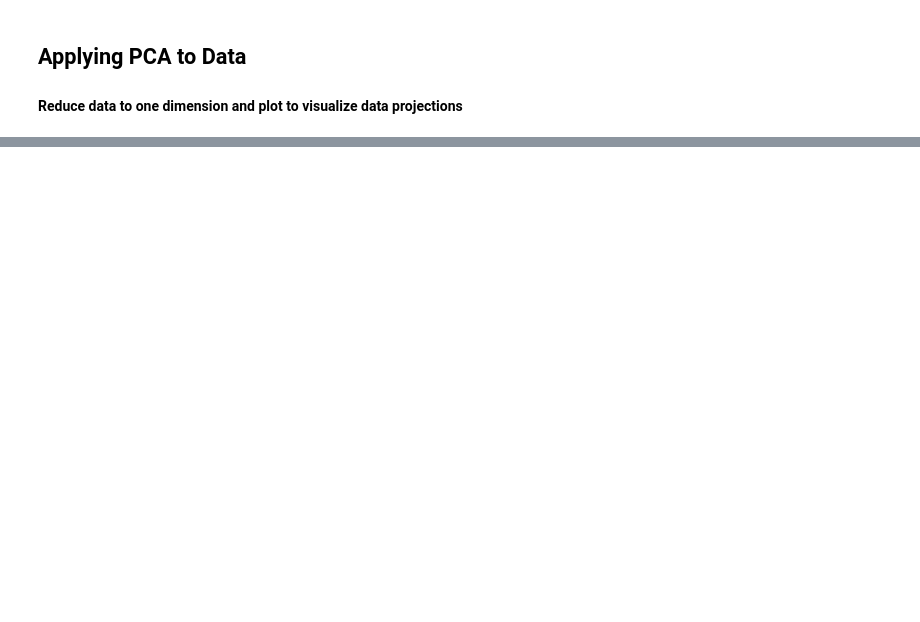
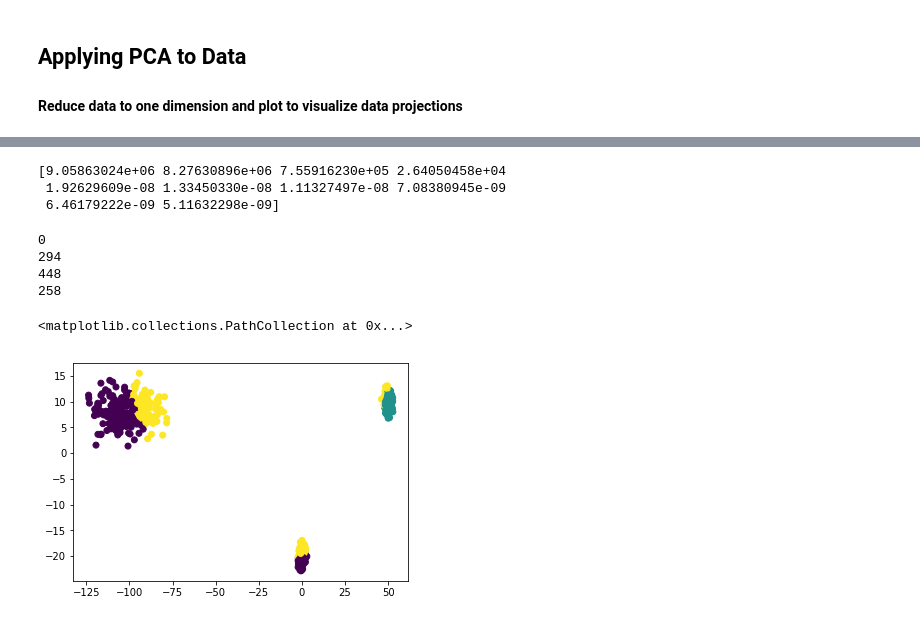
Before and after one commit to brianFruit/tensordecompositionclustering, a Jupyter notebook: cluster_by_tensor_decomposition.ipynb, the cells around one changed output, grey strips where cells are left out. Cells and saved outputs as stored; diff of their text form; code cells hidden in the pictures; blank space fills up the shorter version.

```diff
--- a/cluster_by_tensor_decomposition.ipynb
+++ b/cluster_by_tensor_decomposition.ipynb
@@ -113,0 +73,23 @@ cluster.shape
+# %%
+distance_matrix = -(euclidean_distances(data, data)**2)
+# val, vec = np.linalg.eig(distance_matrix)
+U, s, VT = svd(distance_matrix)
+# %%
+print(np.abs(s[:10]))
+# %% [output]
+[9.05863024e+06 8.27630896e+06 7.55916230e+05 2.64050458e+04
+ 1.92629609e-08 1.33450330e-08 1.11327497e-08 7.08380945e-09
+ 6.46179222e-09 5.11632298e-09]
+# %%
+k = 4
+cluster = np.argmax(VT[:k], axis=0)
+for i in range(k):
+    print((cluster == i).sum())
+plt.scatter(data[:,0], data[:,1], c=cluster)
+# %% [output]
+0
+294
+448
+258
+<matplotlib.collections.PathCollection at 0x...>
+[figure, added]
```
Also changed, not shown: parts of 10 cells of this notebook.
